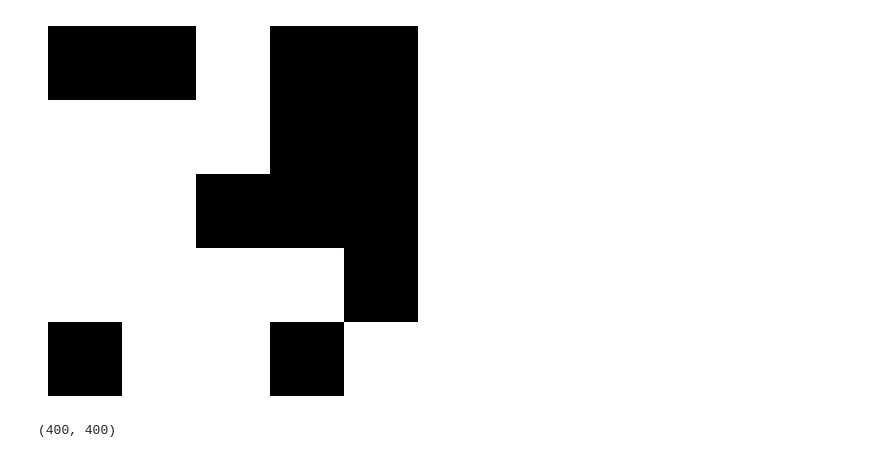
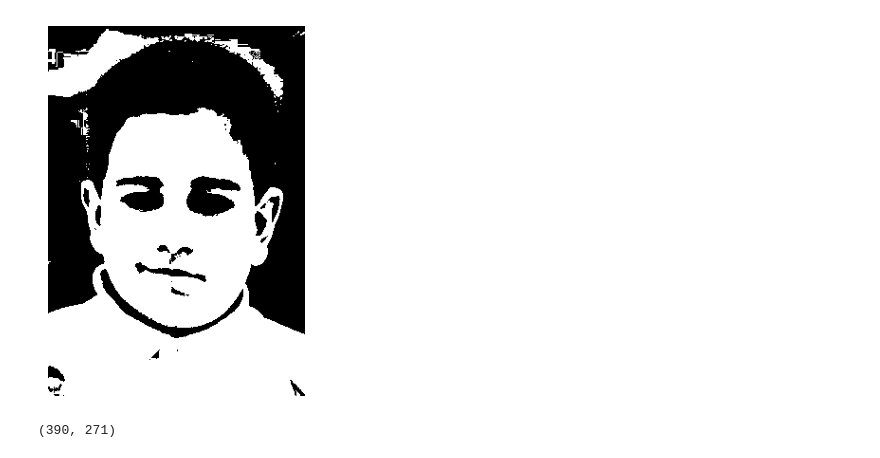
Before and after one commit to ShehabSadek/CAC-Compression, a Jupyter notebook: ConstantAreaCoding.ipynb, the cells around one changed output. Drawn from its saved outputs; the diff is of its cells as text; code cells hidden in the pictures.

```diff
--- a/ConstantAreaCoding.ipynb
+++ b/ConstantAreaCoding.ipynb
@@ -30,27 +31,25 @@ import operator
 # plt.axis('off')
 # plt.show()
 # %%
-im_gray = cv.imread('random_image.png', cv.IMREAD_GRAYSCALE)
-# im_gray = cv.imread('img.jpg', cv.IMREAD_GRAYSCALE)
-# im_gray = cv.imread('img2.jpg', cv.IMREAD_GRAYSCALE)
-# im_gray = cv.imread('longcat.jpg', cv.IMREAD_GRAYSCALE)
+im_gray = cv.imread('images/random_image.png', cv.IMREAD_GRAYSCALE)
+im_gray = cv.imread('images/random_image2.png', cv.IMREAD_GRAYSCALE)
+im_gray = cv.imread('images/random_image3.png', cv.IMREAD_GRAYSCALE)
 
-# plt.imshow(im_gray, cmap='gray')
-# plt.axis('off')
-# plt.show()
-# print("Image shape:", im_gray.shape)
+im_gray = cv.imread('images/shehab.png', cv.IMREAD_GRAYSCALE)
 
-# thresh, im_bw = cv.threshold(im_gray, 128, 255, cv.THRESH_BINARY | cv.THRESH_OTSU)
+# im_gray = cv.imread('images/longcat.jpg', cv.IMREAD_GRAYSCALE)
+
+
 thresh =130
 im_bw = cv.threshold(im_gray, thresh, 1, cv.THRESH_BINARY)[1]
 
 plt.imshow(im_bw, cmap='gray')
 plt.axis('off')
 plt.show()
 print(im_bw.shape)
 # %% [output]
-[figure, old version]
+[figure, new version]
-(400, 400)
+(390, 271)
 # %%
 def decimalToBinary(n):
     return bin(n).replace("0b", "")
```
Also changed, not shown: parts of 4 cells of this notebook, 7 other files.
